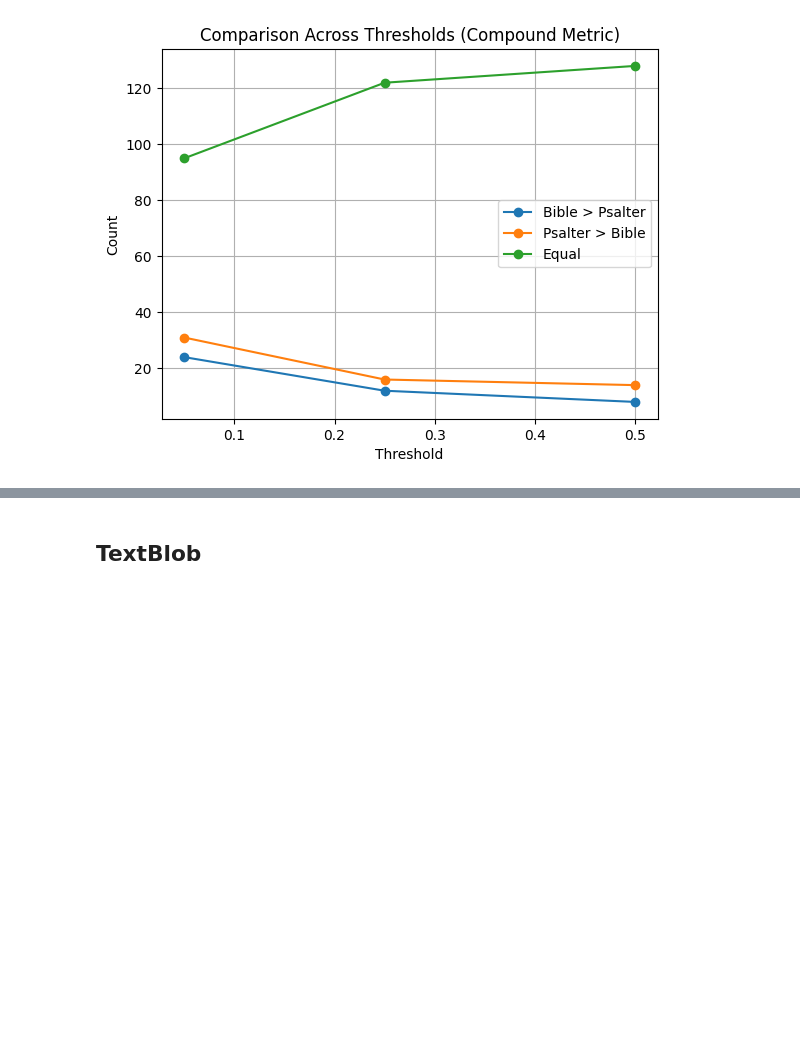
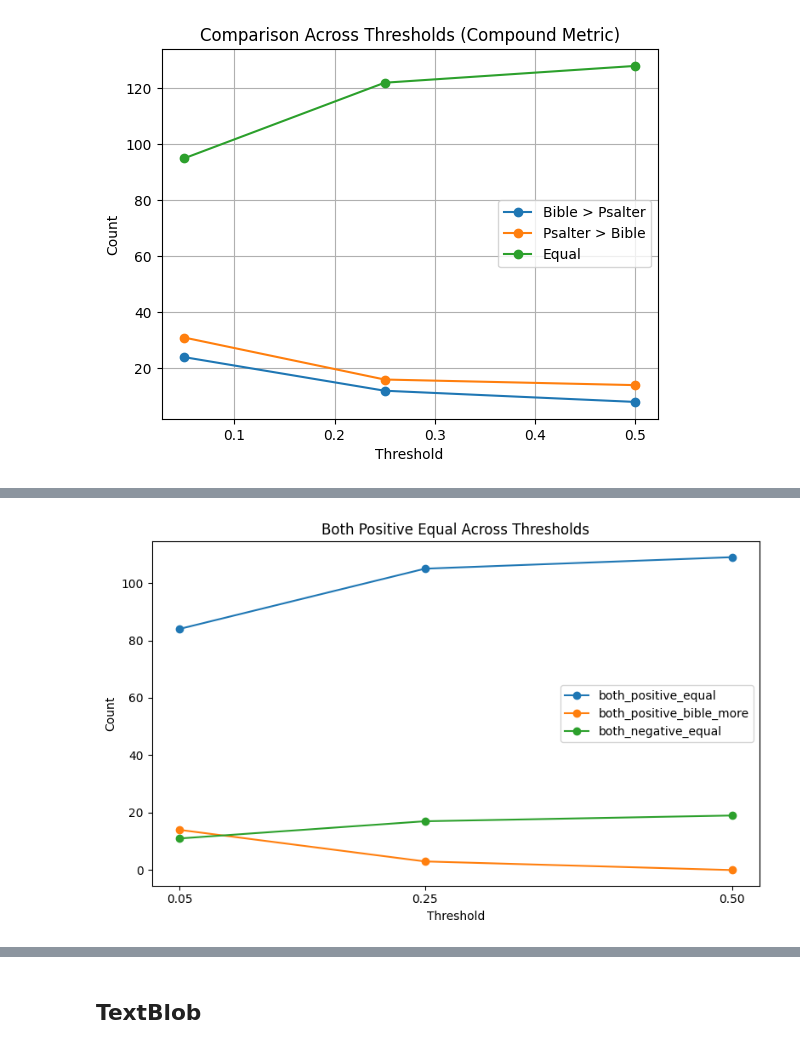
Before and after one commit to cwc09262/psalms-text-comparison, a Jupyter notebook: sentiment_analysis.ipynb, the cells around one changed output, grey strips where cells are left out. Saved outputs shown, nothing was run; the diff lists cells and outputs as text; code cells hidden in the pictures; blank space fills up the shorter version.

```diff
--- a/sentiment_analysis.ipynb
+++ b/sentiment_analysis.ipynb
@@ -476,0 +594,26 @@ plt.show()
+# %%
+import matplotlib.pyplot as plt
+
+
+data_points = ["both_positive_equal", "both_positive_bible_more",  'both_negative_equal']
+
+def plot_metrics(data):
+    plt.figure(figsize=(8, 5))
+    for i in data:
+        row = new_comp_df.loc[i]
+
+        x = row.index.get_level_values("threshold")
+        y = row.values
+
+        plt.plot(x, y, marker="o", label=i) #color='red')
+    plt.xticks(x)
+    plt.xlabel("Threshold")
+    plt.ylabel("Count")
+    plt.title("Both Positive Equal Across Thresholds")
+    plt.tight_layout()
+    plt.legend()
+    plt.show()
+# %%
+plot_metrics(data_points)
+# %% [output]
+[figure, added]
```
Also changed, not shown: parts of 15 cells of this notebook.
